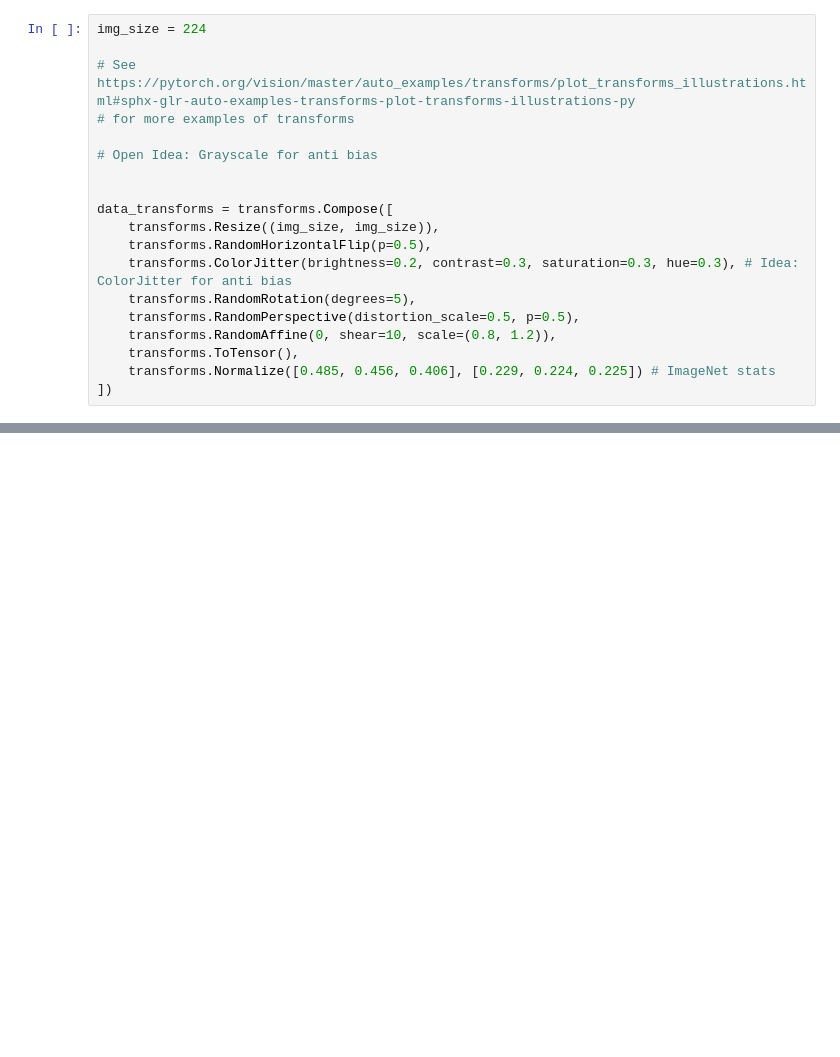
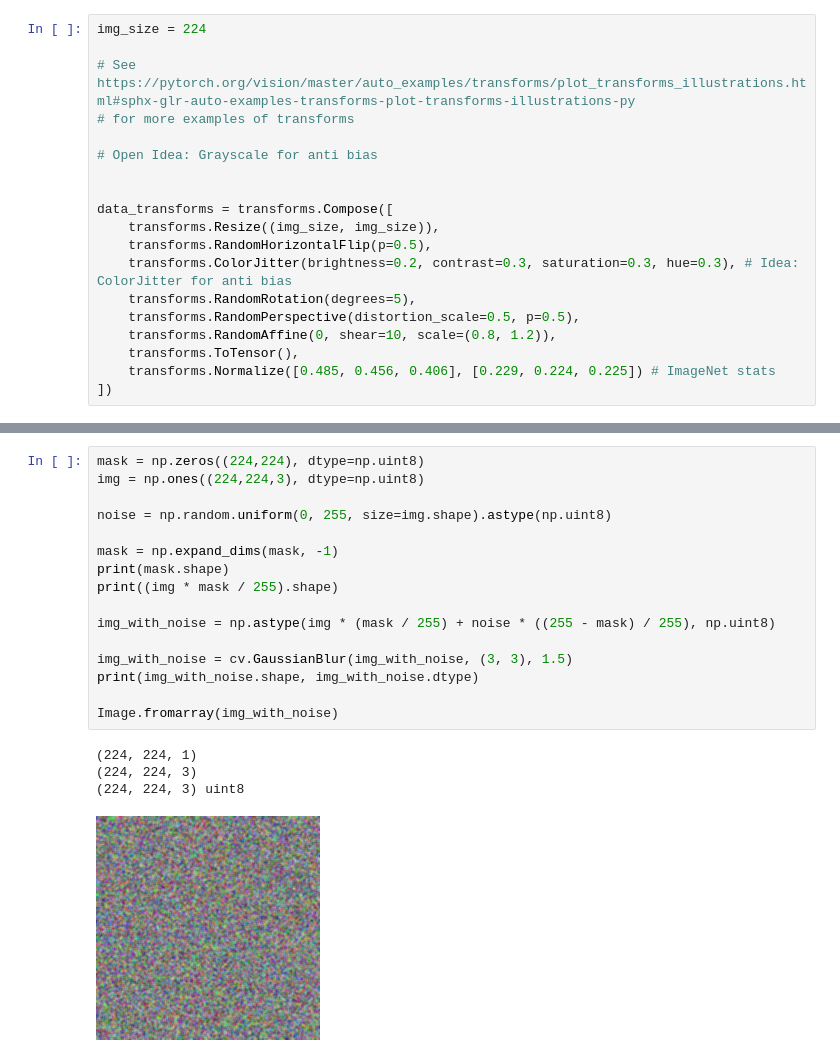
Before and after one commit to V8-Luky/dspro2, a Jupyter notebook: datapipeline/test_hand_transform.ipynb, the cells around one changed output, grey strips where cells are left out. Drawn from its saved outputs; the diff is of its cells as text; blank space fills up the shorter version.

```diff
--- a/datapipeline/test_hand_transform.ipynb
+++ b/datapipeline/test_hand_transform.ipynb
@@ -95,0 +64,21 @@ plt.imshow(t(orig_img))
+# %%
+mask = np.zeros((224,224), dtype=np.uint8)
+img = np.ones((224,224,3), dtype=np.uint8)
+
+noise = np.random.uniform(0, 255, size=img.shape).astype(np.uint8)
+
+mask = np.expand_dims(mask, -1)
+print(mask.shape)
+print((img * mask / 255).shape)
+
+img_with_noise = np.astype(img * (mask / 255) + noise * ((255 - mask) / 255), np.uint8)
+
+img_with_noise = cv.GaussianBlur(img_with_noise, (3, 3), 1.5)
+print(img_with_noise.shape, img_with_noise.dtype)
+
+Image.fromarray(img_with_noise)
+# %% [output]
+(224, 224, 1)
+(224, 224, 3)
+(224, 224, 3) uint8
+[figure, added]
```
Also changed, not shown: parts of 5 cells of this notebook, 1 other file.
